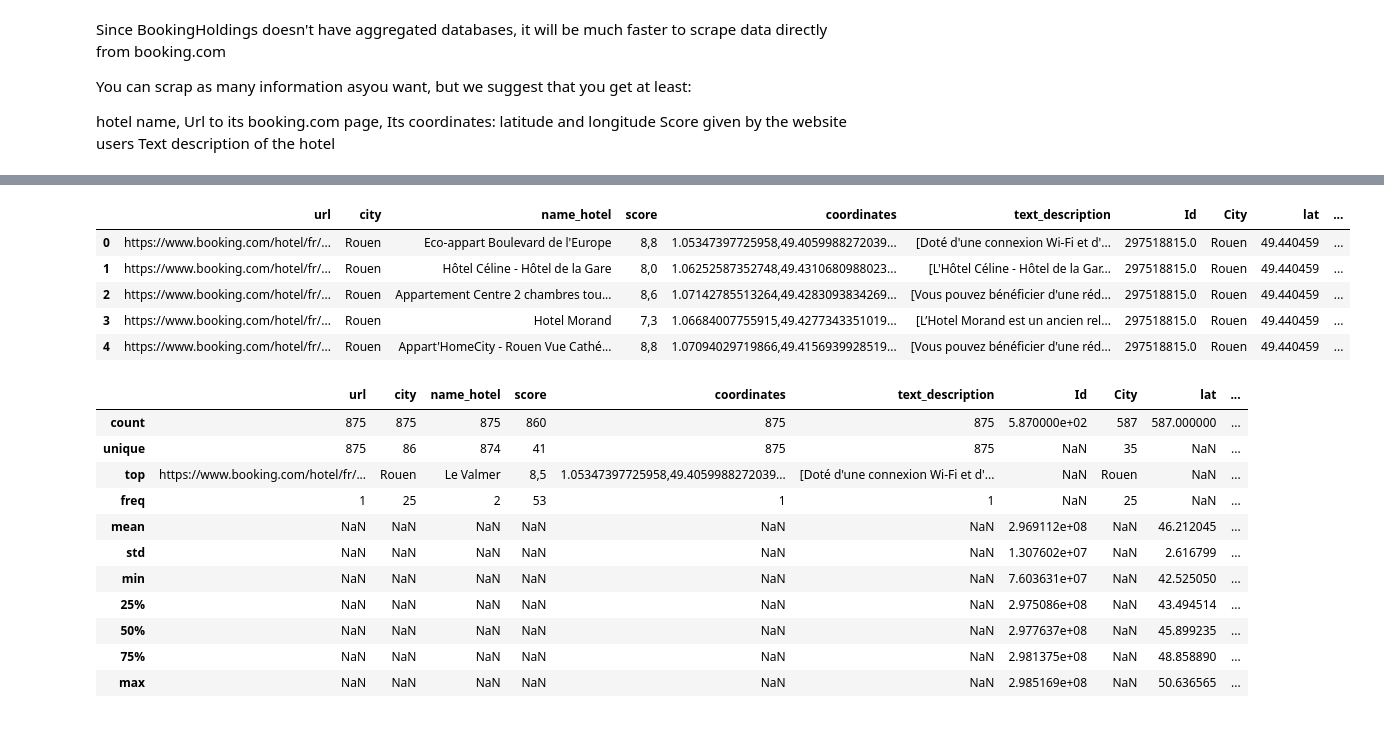
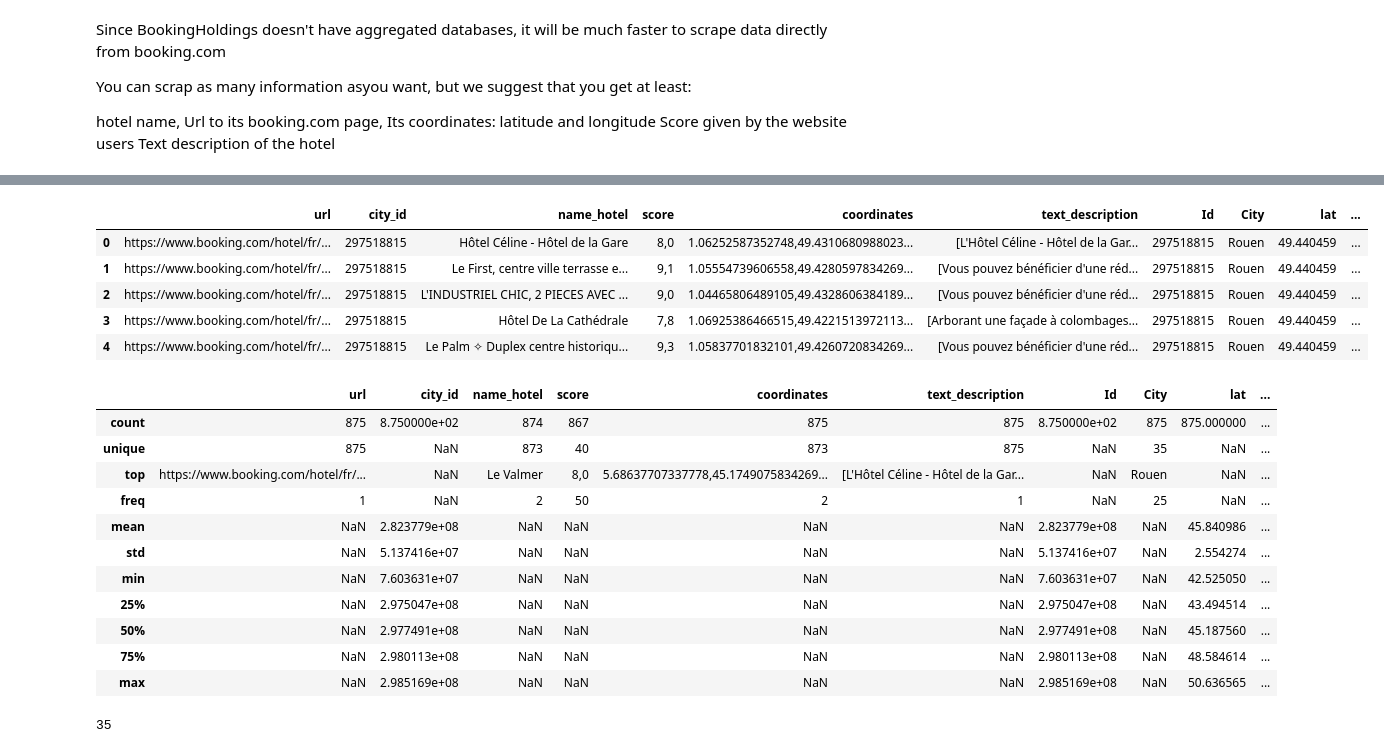
Before and after one commit to Stylomines/Plan_your_trip_with_Kayak, a Jupyter notebook: Kayak.ipynb, the cells around one changed output, grey strips where cells are left out. Cells and saved outputs as stored; diff of their text form; code cells hidden in the pictures.

Commit message:
updating the spider with id of the city

```diff
--- a/Kayak.ipynb
+++ b/Kayak.ipynb
@@ -321,5 +344,5 @@ Text description of the hotel
 # %%
-df_booking = pd.read_json("src/booking_hotel2.json", encoding='utf-8')
+df_booking = pd.read_json("src/booking_hotel.json", encoding='utf-8')
 # %%
 df_booking.to_csv("booking_weather2.csv")
 # %%
@@ -357,25 +366,29 @@ array(['Rouen', 'Le Havre', 'Colmar', 'Saint-Malo', 'Besançon',
 # %%
-df_booking_weather = df_booking.merge(df_weather, left_on='city', right_on='City', how='outer')
+df_booking_weather = df_booking.merge(df_weather, left_on='city_id', right_on='Id', how='outer')
 df_booking_weather.head()
 # %% [output]
-|  | url | city | name_hotel | score | coordinates | text_description | Id | City | lat | ... |
-| 0 | https://www.booking.com/hotel/fr/... | Rouen | Eco-appart Boulevard de l'Europe | 8,8 | 1.05347397725958,49.4059988272039... | [Doté d'une connexion Wi-Fi et d'... | 297518815.0 | Rouen | 49.440459 | ... |
-| 1 | https://www.booking.com/hotel/fr/... | Rouen | Hôtel Céline - Hôtel de la Gare | 8,0 | 1.06252587352748,49.4310680988023... | [L'Hôtel Céline - Hôtel de la Gar... | 297518815.0 | Rouen | 49.440459 | ... |
-| 2 | https://www.booking.com/hotel/fr/... | Rouen | Appartement Centre 2 chambres tou... | 8,6 | 1.07142785513264,49.4283093834269... | [Vous pouvez bénéficier d'une réd... | 297518815.0 | Rouen | 49.440459 | ... |
-| 3 | https://www.booking.com/hotel/fr/... | Rouen | Hotel Morand | 7,3 | 1.06684007755915,49.4277343351019... | [L’Hotel Morand est un ancien rel... | 297518815.0 | Rouen | 49.440459 | ... |
-| 4 | https://www.booking.com/hotel/fr/... | Rouen | Appart'HomeCity - Rouen Vue Cathé... | 8,8 | 1.07094029719866,49.4156939928519... | [Vous pouvez bénéficier d'une réd... | 297518815.0 | Rouen | 49.440459 | ... |
+|  | url | city_id | name_hotel | score | coordinates | text_description | Id | City | lat | ... |
+| 0 | https://www.booking.com/hotel/fr/... | 297518815 | Hôtel Céline - Hôtel de la Gare | 8,0 | 1.06252587352748,49.4310680988023... | [L'Hôtel Céline - Hôtel de la Gar... | 297518815 | Rouen | 49.440459 | ... |
+| 1 | https://www.booking.com/hotel/fr/... | 297518815 | Le First, centre ville terrasse e... | 9,1 | 1.05554739606558,49.4280597834269... | [Vous pouvez bénéficier d'une réd... | 297518815 | Rouen | 49.440459 | ... |
+| 2 | https://www.booking.com/hotel/fr/... | 297518815 | L'INDUSTRIEL CHIC, 2 PIECES AVEC ... | 9,0 | 1.04465806489105,49.4328606384189... | [Vous pouvez bénéficier d'une réd... | 297518815 | Rouen | 49.440459 | ... |
+| 3 | https://www.booking.com/hotel/fr/... | 297518815 | Hôtel De La Cathédrale | 7,8 | 1.06925386466515,49.4221513972113... | [Arborant une façade à colombages... | 297518815 | Rouen | 49.440459 | ... |
+| 4 | https://www.booking.com/hotel/fr/... | 297518815 | Le Palm ✧ Duplex centre historiqu... | 9,3 | 1.05837701832101,49.4260720834269... | [Vous pouvez bénéficier d'une réd... | 297518815 | Rouen | 49.440459 | ... |
 # %%
 df_booking_weather.describe(include="all")
 # %% [output]
-|  | url | city | name_hotel | score | coordinates | text_description | Id | City | lat | ... |
-| count | 875 | 875 | 875 | 860 | 875 | 875 | 5.870000e+02 | 587 | 587.000000 | ... |
-| unique | 875 | 86 | 874 | 41 | 875 | 875 | NaN | 35 | NaN | ... |
-| top | https://www.booking.com/hotel/fr/... | Rouen | Le Valmer | 8,5 | 1.05347397725958,49.4059988272039... | [Doté d'une connexion Wi-Fi et d'... | NaN | Rouen | NaN | ... |
-| freq | 1 | 25 | 2 | 53 | 1 | 1 | NaN | 25 | NaN | ... |
-| mean | NaN | NaN | NaN | NaN | NaN | NaN | 2.969112e+08 | NaN | 46.212045 | ... |
-| std | NaN | NaN | NaN | NaN | NaN | NaN | 1.307602e+07 | NaN | 2.616799 | ... |
-| min | NaN | NaN | NaN | NaN | NaN | NaN | 7.603631e+07 | NaN | 42.525050 | ... |
-| 25% | NaN | NaN | NaN | NaN | NaN | NaN | 2.975086e+08 | NaN | 43.494514 | ... |
-| 50% | NaN | NaN | NaN | NaN | NaN | NaN | 2.977637e+08 | NaN | 45.899235 | ... |
-| 75% | NaN | NaN | NaN | NaN | NaN | NaN | 2.981375e+08 | NaN | 48.858890 | ... |
-| max | NaN | NaN | NaN | NaN | NaN | NaN | 2.985169e+08 | NaN | 50.636565 | ... |
+|  | url | city_id | name_hotel | score | coordinates | text_description | Id | City | lat | ... |
+| count | 875 | 8.750000e+02 | 874 | 867 | 875 | 875 | 8.750000e+02 | 875 | 875.000000 | ... |
+| unique | 875 | NaN | 873 | 40 | 873 | 875 | NaN | 35 | NaN | ... |
+| top | https://www.booking.com/hotel/fr/... | NaN | Le Valmer | 8,0 | 5.68637707337778,45.1749075834269... | [L'Hôtel Céline - Hôtel de la Gar... | NaN | Rouen | NaN | ... |
+| freq | 1 | NaN | 2 | 50 | 2 | 1 | NaN | 25 | NaN | ... |
+| mean | NaN | 2.823779e+08 | NaN | NaN | NaN | NaN | 2.823779e+08 | NaN | 45.840986 | ... |
+| std | NaN | 5.137416e+07 | NaN | NaN | NaN | NaN | 5.137416e+07 | NaN | 2.554274 | ... |
+| min | NaN | 7.603631e+07 | NaN | NaN | NaN | NaN | 7.603631e+07 | NaN | 42.525050 | ... |
+| 25% | NaN | 2.975047e+08 | NaN | NaN | NaN | NaN | 2.975047e+08 | NaN | 43.494514 | ... |
+| 50% | NaN | 2.977491e+08 | NaN | NaN | NaN | NaN | 2.977491e+08 | NaN | 45.187560 | ... |
+| 75% | NaN | 2.980113e+08 | NaN | NaN | NaN | NaN | 2.980113e+08 | NaN | 48.584614 | ... |
+| max | NaN | 2.985169e+08 | NaN | NaN | NaN | NaN | 2.985169e+08 | NaN | 50.636565 | ... |
+# %%
+len(df_booking_weather['City'].unique())
+# %% [output]
+35
```
Also changed, not shown: parts of 9 cells of this notebook, 4 other files.
